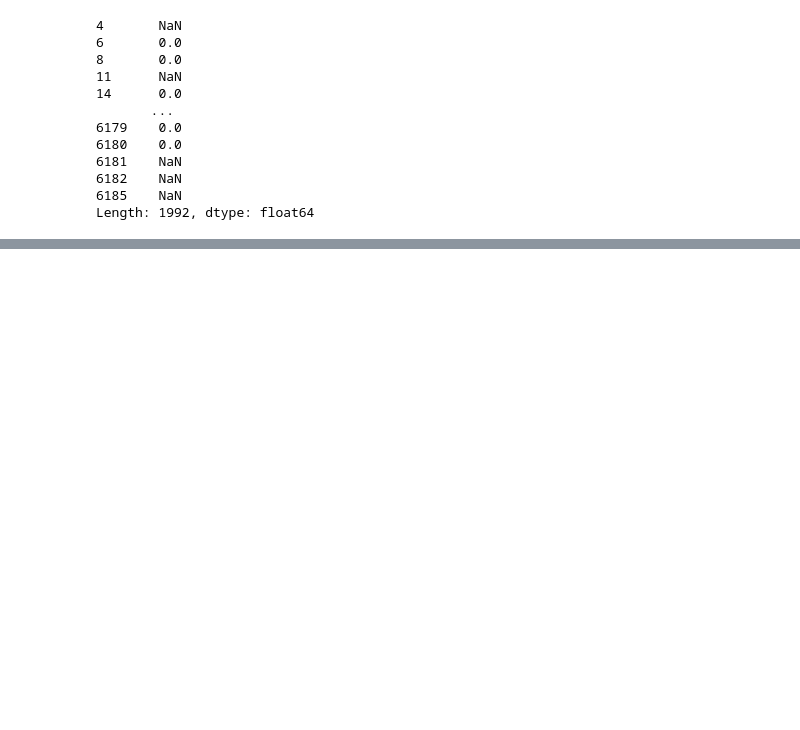
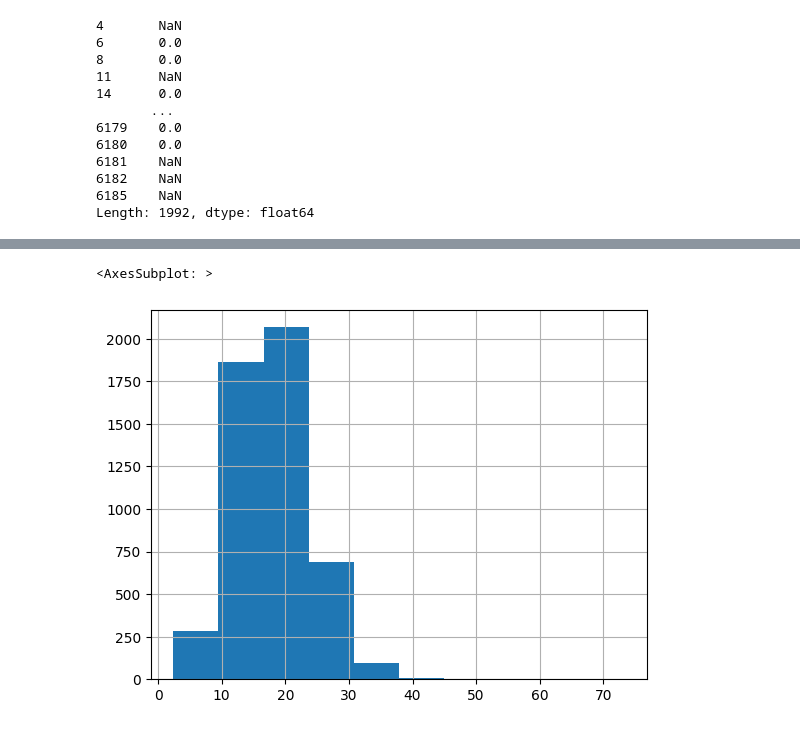
Before and after one commit to dnsrsdata/Football_Player_Rec_Syst, a Jupyter notebook: notebooks/ETL_Playground.ipynb, the cells around one changed output, grey strips where cells are left out. Drawn from its saved outputs; the diff is of its cells as text; code cells hidden in the pictures; blank space fills up the shorter version.

```diff
--- a/notebooks/ETL_Playground.ipynb
+++ b/notebooks/ETL_Playground.ipynb
@@ -832,0 +887,6 @@ all_players_data['G/SoT'] = all_players_data['G/SoT'].fillna(0)
+# %%
+# Checking the distribuition
+all_players_data.Dist.hist()
+# %% [output]
+<AxesSubplot: >
+[figure, added]
```
Also changed, not shown: parts of 23 cells of this notebook.
